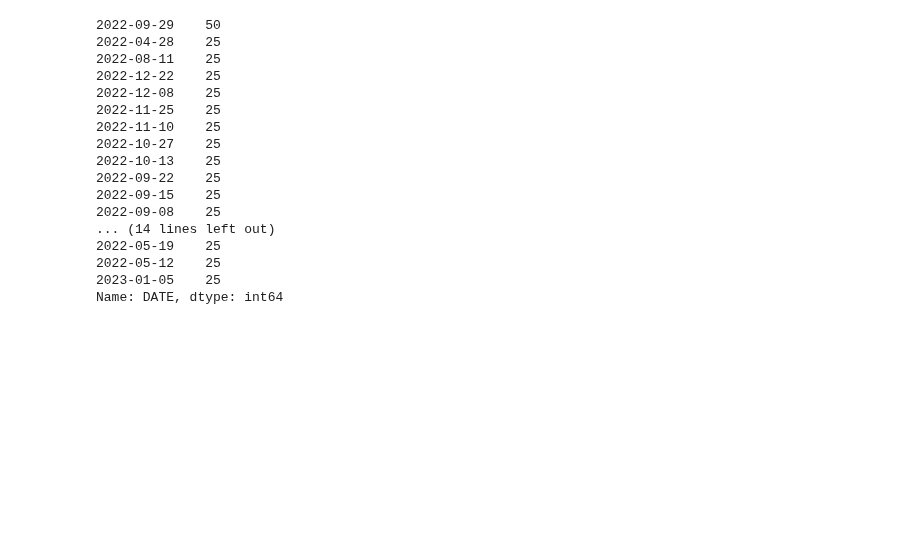
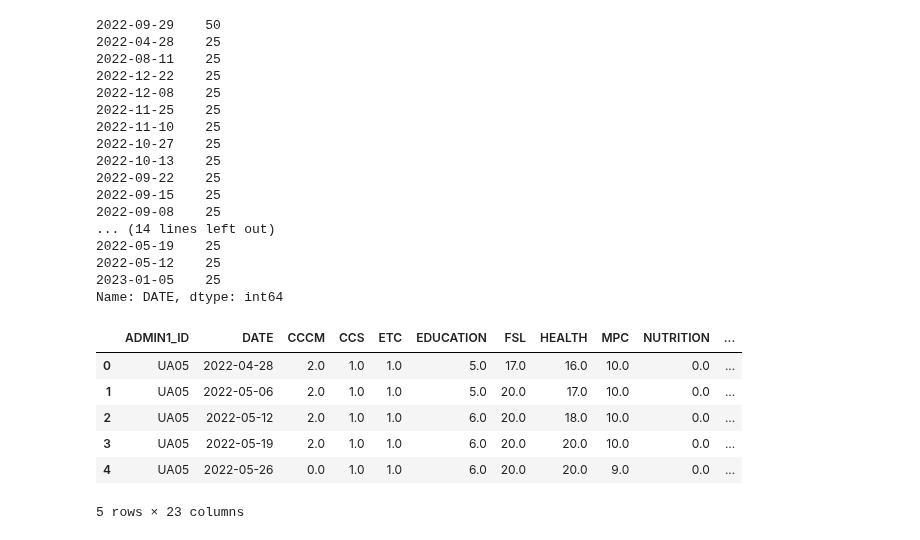
Before and after one commit to reo113/GuideHouse_Project, a Jupyter notebook: guidehouse.ipynb, the cells around one changed output. Saved outputs shown, nothing was run; the diff lists cells and outputs as text; code cells hidden in the pictures; blank space fills up the shorter version.

```diff
--- a/guidehouse.ipynb
+++ b/guidehouse.ipynb
@@ -375,0 +368,10 @@ model = LinearRegression()
+# %%
+df_encode.head()
+# %% [output]
+|  | ADMIN1_ID | DATE | CCCM | CCS | ETC | EDUCATION | FSL | HEALTH | MPC | NUTRITION | ... |
+| 0 | UA05 | 2022-04-28 | 2.0 | 1.0 | 1.0 | 5.0 | 17.0 | 16.0 | 10.0 | 0.0 | ... |
+| 1 | UA05 | 2022-05-06 | 2.0 | 1.0 | 1.0 | 5.0 | 20.0 | 17.0 | 10.0 | 0.0 | ... |
+| 2 | UA05 | 2022-05-12 | 2.0 | 1.0 | 1.0 | 6.0 | 20.0 | 18.0 | 10.0 | 0.0 | ... |
+| 3 | UA05 | 2022-05-19 | 2.0 | 1.0 | 1.0 | 6.0 | 20.0 | 20.0 | 10.0 | 0.0 | ... |
+| 4 | UA05 | 2022-05-26 | 0.0 | 1.0 | 1.0 | 6.0 | 20.0 | 20.0 | 9.0 | 0.0 | ... |
+5 rows × 23 columns
```
Also changed, not shown: parts of 46 cells of this notebook.
